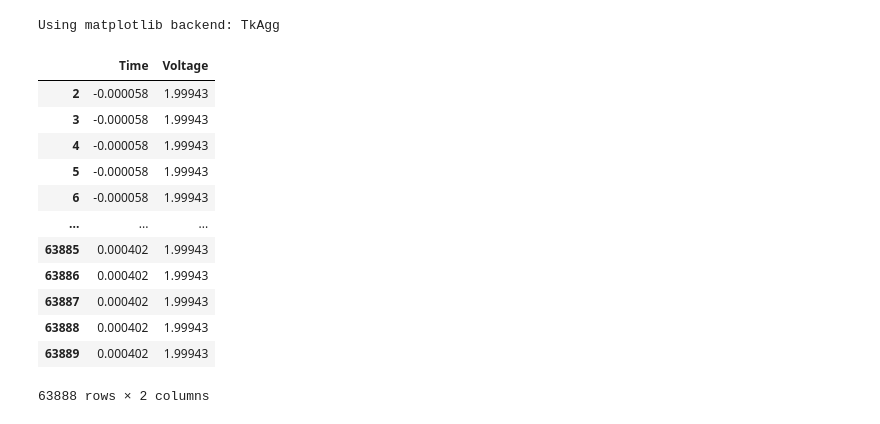
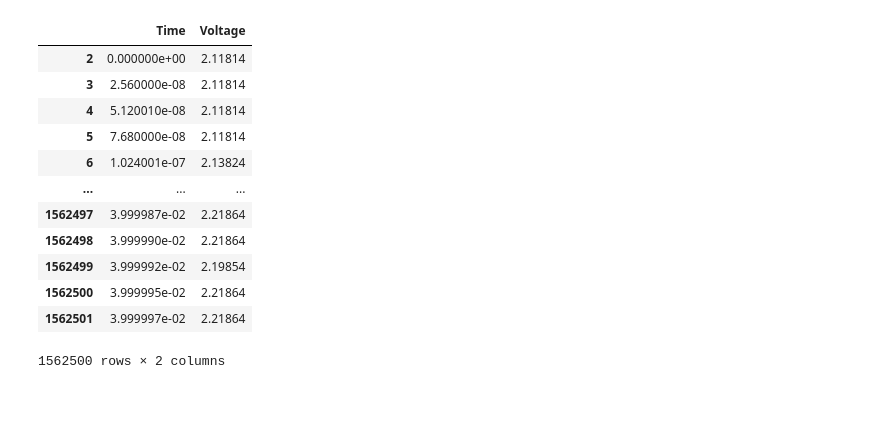
Before and after one commit to willcmartin/cs750-project, a Jupyter notebook: detection/test_plot.ipynb, the cells around one changed output. Drawn from its saved outputs; the diff is of its cells as text; code cells hidden in the pictures.

```diff
--- a/detection/test_plot.ipynb
+++ b/detection/test_plot.ipynb
@@ -1,41 +0,0 @@
-# %%
-import pandas as pd
-import matplotlib.pyplot as plt
-%matplotlib
-
-# Step 1: Read data from CSV
-data = pd.read_csv('scope_1.csv', names=['Time', 'Voltage'])
-data = data[2:]
-data['Time'] = pd.to_numeric(data['Time'])
-data['Voltage'] = pd.to_numeric(data['Voltage'])
-
-# # Step 2: Convert 'Time' column to datetime
-# data['Time'] = pd.to_datetime(data['Time'])
-
-# # Step 3: Plot time series data
-# plt.figure(figsize=(10, 6))
-# plt.plot(data['Time'], data['Voltage'], marker='o', linestyle='-')
-# plt.title('Voltage vs. Time')
-# plt.xlabel('Time')
-# plt.ylabel('Voltage')
-# plt.grid(True)
-# plt.show()
-# %% [output]
-Using matplotlib backend: TkAgg
-# %%
-data.shape
-data
-# %% [output]
-|  | Time | Voltage |
-| 2 | -0.000058 | 1.99943 |
-| 3 | -0.000058 | 1.99943 |
-| 4 | -0.000058 | 1.99943 |
-| 5 | -0.000058 | 1.99943 |
-| 6 | -0.000058 | 1.99943 |
-| ... | ... | ... |
-| 63885 | 0.000402 | 1.99943 |
-| 63886 | 0.000402 | 1.99943 |
-| 63887 | 0.000402 | 1.99943 |
-| 63888 | 0.000402 | 1.99943 |
-| 63889 | 0.000402 | 1.99943 |
-63888 rows × 2 columns
@@ -45,0 +17,16 @@ data_trim = data[4200:4800]
+# %%
+data1
+# %% [output]
+|  | Time | Voltage |
+| 2 | 0.000000e+00 | 2.11814 |
+| 3 | 2.560000e-08 | 2.11814 |
+| 4 | 5.120010e-08 | 2.11814 |
+| 5 | 7.680000e-08 | 2.11814 |
+| 6 | 1.024001e-07 | 2.13824 |
+| ... | ... | ... |
+| 1562497 | 3.999987e-02 | 2.21864 |
+| 1562498 | 3.999990e-02 | 2.21864 |
+| 1562499 | 3.999992e-02 | 2.19854 |
+| 1562500 | 3.999995e-02 | 2.21864 |
+| 1562501 | 3.999997e-02 | 2.21864 |
+1562500 rows × 2 columns
```
Also changed, not shown: parts of 24 cells of this notebook, 1 other file.
